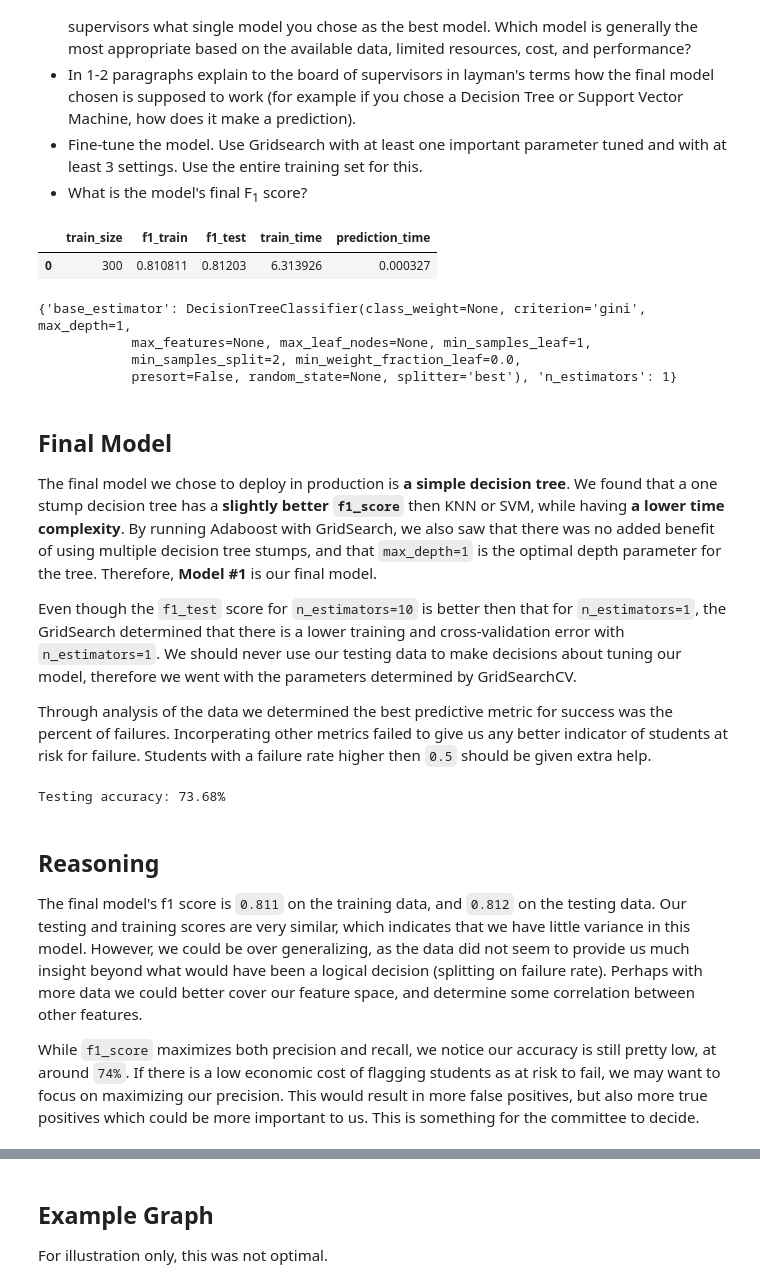
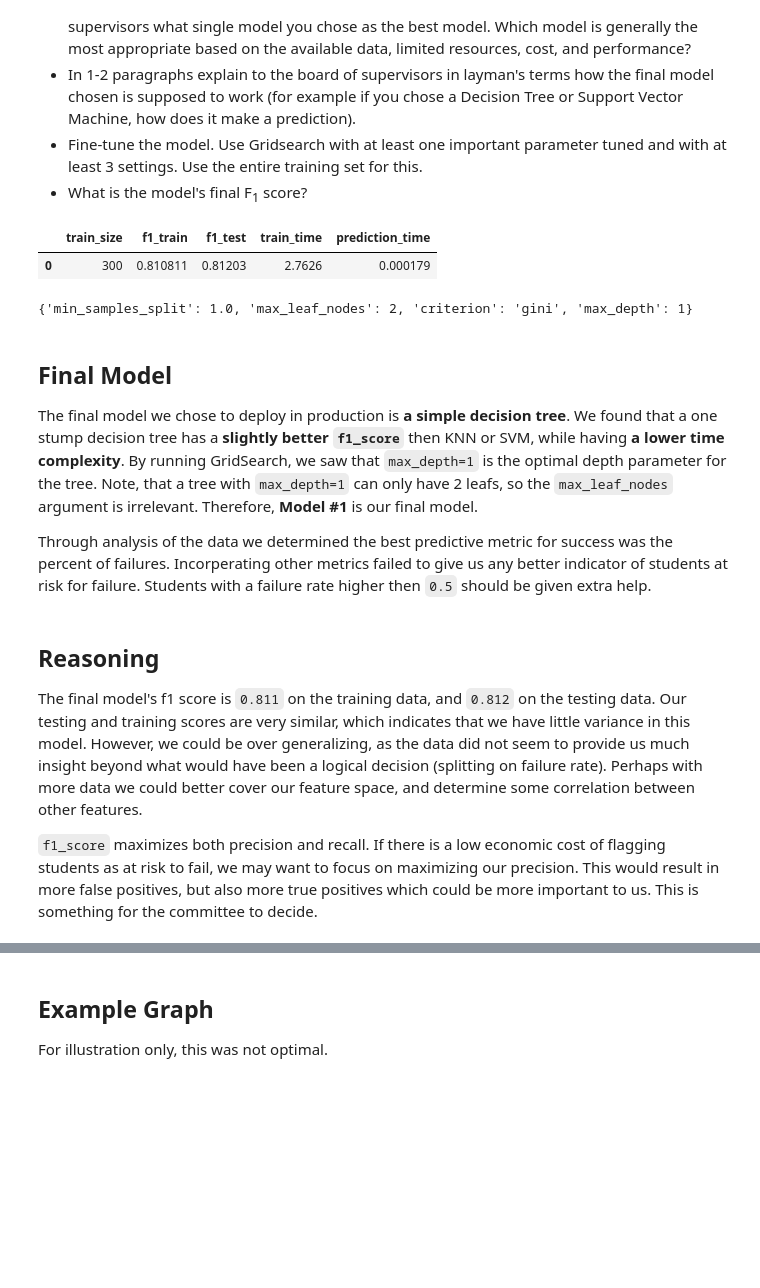
Before and after one commit to bastianl/machine-learning, a Jupyter notebook: projects/student_intervention/student_intervention.ipynb, the cells around one changed output, grey strips where cells are left out. Drawn from its saved outputs; the diff is of its cells as text; code cells hidden in the pictures; blank space fills up the shorter version.

Commit message:
slight tweaks to explanation

```diff
--- a/projects/student_intervention/student_intervention.ipynb
+++ b/projects/student_intervention/student_intervention.ipynb
@@ -329,49 +330,40 @@ display(train_and_evaluate_classifier(clf))
 # %%
 from sklearn.grid_search import GridSearchCV
 from sklearn.metrics import make_scorer
 from sklearn.ensemble import AdaBoostClassifier
 
 # Note: target variable is also transformed from ["yes", "no"] to [1, 0]
 scorer = make_scorer(f1_score)
 
 params = {
-    'base_estimator': [DecisionTreeClassifier(max_depth=n) for n in [1, 2, 3, 4, 5, 10]],
-    'n_estimators': [1, 5, 10, 20, 50, 100],
+    'max_depth': [1, 2, 3, 4, 5, 10],
+    'min_samples_split': np.linspace(1, 50, 8),
+    'max_leaf_nodes': np.int64(np.linspace(2, 20, 2)),
+    'criterion': ['gini', 'entropy'],
 }
 
-reg = AdaBoostClassifier()
+reg = DecisionTreeClassifier()
 
 clf = GridSearchCV(reg, param_grid=params, scoring=scorer)
 
 display(train_and_evaluate_classifier(clf, [len(X_train)]))
 print(clf.best_params_)
 # %% [output]
 |  | train_size | f1_train | f1_test | train_time | prediction_time |
-| 0 | 300 | 0.810811 | 0.81203 | 6.313926 | 0.000327 |
+| 0 | 300 | 0.810811 | 0.81203 | 2.7626 | 0.000179 |
-{'base_estimator': DecisionTreeClassifier(class_weight=None, criterion='gini', max_depth=1,
-            max_features=None, max_leaf_nodes=None, min_samples_leaf=1,
-            min_samples_split=2, min_weight_fraction_leaf=0.0,
-            presort=False, random_state=None, splitter='best'), 'n_estimators': 1}
+{'min_samples_split': 1.0, 'max_leaf_nodes': 2, 'criterion': 'gini', 'max_depth': 1}
 # %% [markdown]
 ## Final Model
 
-The final model we chose to deploy in production is **a simple decision tree**. We found that a one stump decision tree has a **slightly better `f1_score`** then KNN or SVM, while having **a lower time complexity**. By running Adaboost with GridSearch, we also saw that there was no added benefit of using multiple decision tree stumps, and that `max_depth=1` is the optimal depth parameter for the tree. Therefore, **Model #1** is our final model.
-
-Even though the `f1_test` score for `n_estimators=10` is better then that for `n_estimators=1`, the GridSearch determined that there is a lower training and cross-validation error with `n_estimators=1`. We should never use our testing data to make decisions about tuning our model, therefore we went with the parameters determined by GridSearchCV.
+The final model we chose to deploy in production is **a simple decision tree**. We found that a one stump decision tree has a **slightly better `f1_score`** then KNN or SVM, while having **a lower time complexity**. By running GridSearch, we saw that `max_depth=1` is the optimal depth parameter for the tree. Note, that a tree with `max_depth=1` can only have 2 leafs, so the `max_leaf_nodes` argument is irrelevant. Therefore, **Model #1** is our final model.
 
 Through analysis of the data we determined the best predictive metric for success was the percent of failures. Incorperating other metrics failed to give us any better indicator of students at risk for failure. Students with a failure rate higher then `0.5` should be given extra help.
-# %%
-from sklearn.metrics import accuracy_score
-
-print("Testing accuracy: {:.2f}%".format(predict_labels(clf, X_test, y_test, metric_func=accuracy_score)[0] * 100))
-# %% [output]
-Testing accuracy: 73.68%
 # %% [markdown]
 ## Reasoning
 
 The final model's f1 score is `0.811` on the training data, and `0.812` on the testing data. Our testing and training scores are very similar, which indicates that we have little variance in this model. However, we could be over generalizing, as the data did not seem to provide us much insight beyond what would have been a logical decision (splitting on failure rate). Perhaps with more data we could better cover our feature space, and determine some correlation between other features.
 
-While `f1_score` maximizes both precision and recall, we notice our accuracy is still pretty low, at around `74%`. If there is a low economic cost of flagging students as at risk to fail, we may want to focus on maximizing our precision. This would result in more false positives, but also more true positives which could be more important to us. This is something for the committee to decide.
+`f1_score` maximizes both precision and recall. If there is a low economic cost of flagging students as at risk to fail, we may want to focus on maximizing our precision. This would result in more false positives, but also more true positives which could be more important to us. This is something for the committee to decide.
 # %%
 ## Code to build decision tree visualization
 
```
Also changed, not shown: parts of 10 cells of this notebook, 1 other file.
